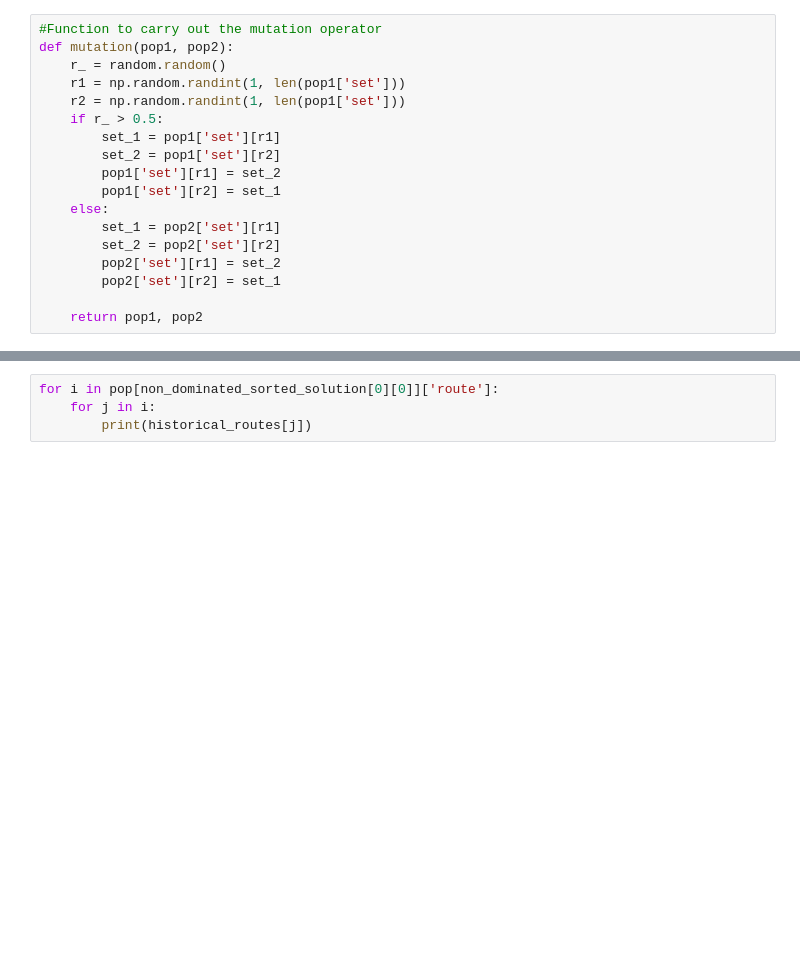
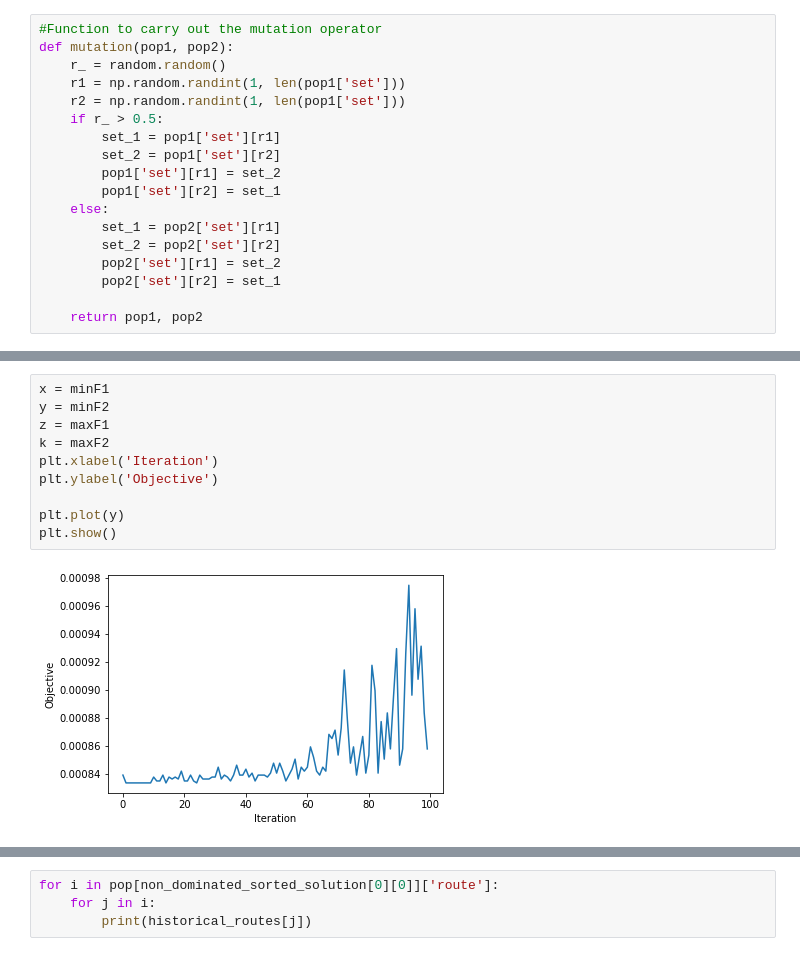
Before and after one commit to selfDiscipline/3L-SDVR, a Jupyter notebook: 3L-SDVR.ipynb, the cells around one changed output, grey strips where cells are left out. Cells and saved outputs as stored; diff of their text form; blank space fills up the shorter version.

```diff
--- a/3L-SDVR.ipynb
+++ b/3L-SDVR.ipynb
@@ -408,3 +469,15 @@ for ind in range(0,pop_size):
+# %%
+x = minF1
+y = minF2
+z = maxF1
+k = maxF2
+plt.xlabel('Iteration')
+plt.ylabel('Objective')
+
+plt.plot(y)
+plt.show()
+# %% [output]
+[figure, added]
 # %%
 max_gen = 20
 gen_no=0
```
Also changed, not shown: parts of 6 cells of this notebook.
